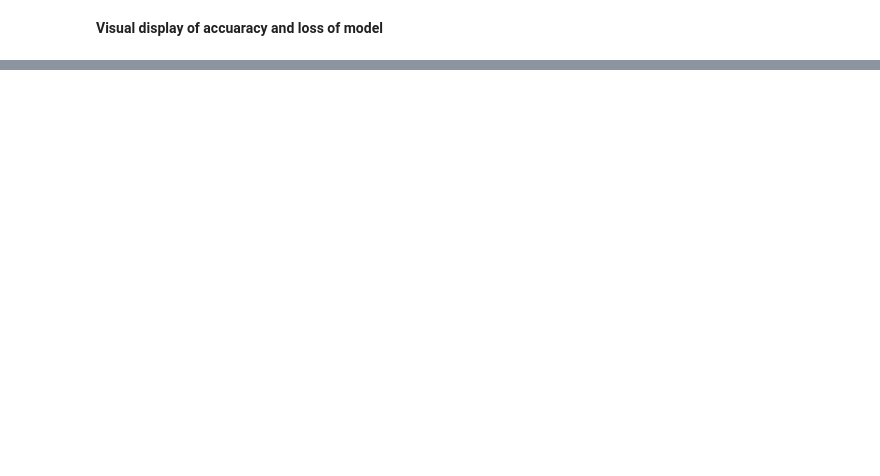
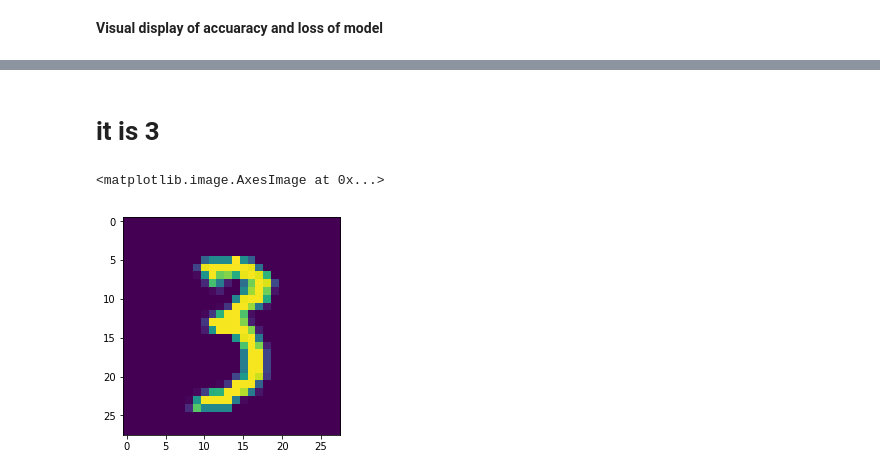
Before and after one commit to sujitkoley9/Digit-recognizer, a Jupyter notebook: Digit Recognizer.ipynb, the cells around one changed output, grey strips where cells are left out. Drawn from its saved outputs; the diff is of its cells as text; code cells hidden in the pictures; blank space fills up the shorter version.

```diff
--- a/Digit Recognizer.ipynb
+++ b/Digit Recognizer.ipynb
@@ -202,0 +252,8 @@ it is cat
+# %%
+display(HTML('<h1> it is  ' +str(prediction_2[0]) +  ' </h1>'))
+
+plt.imshow(X_val[20].reshape(28,28))
+# %% [output]
+it is 3
+<matplotlib.image.AxesImage at 0x...>
+[figure, added]
```
Also changed, not shown: parts of 35 cells of this notebook.
